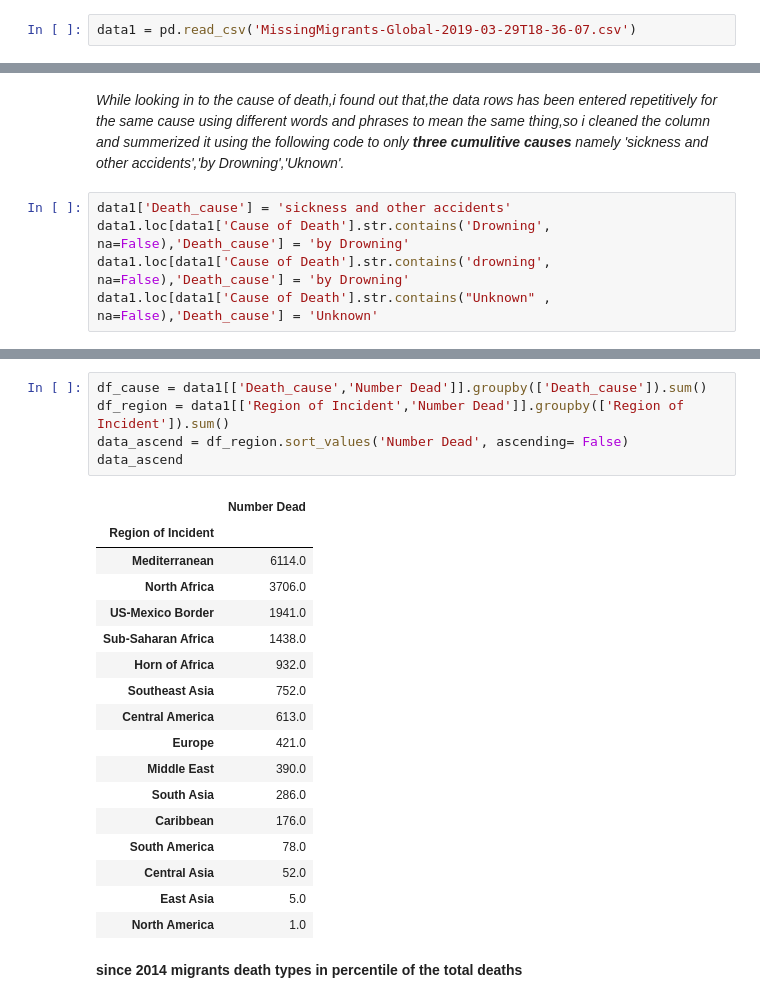
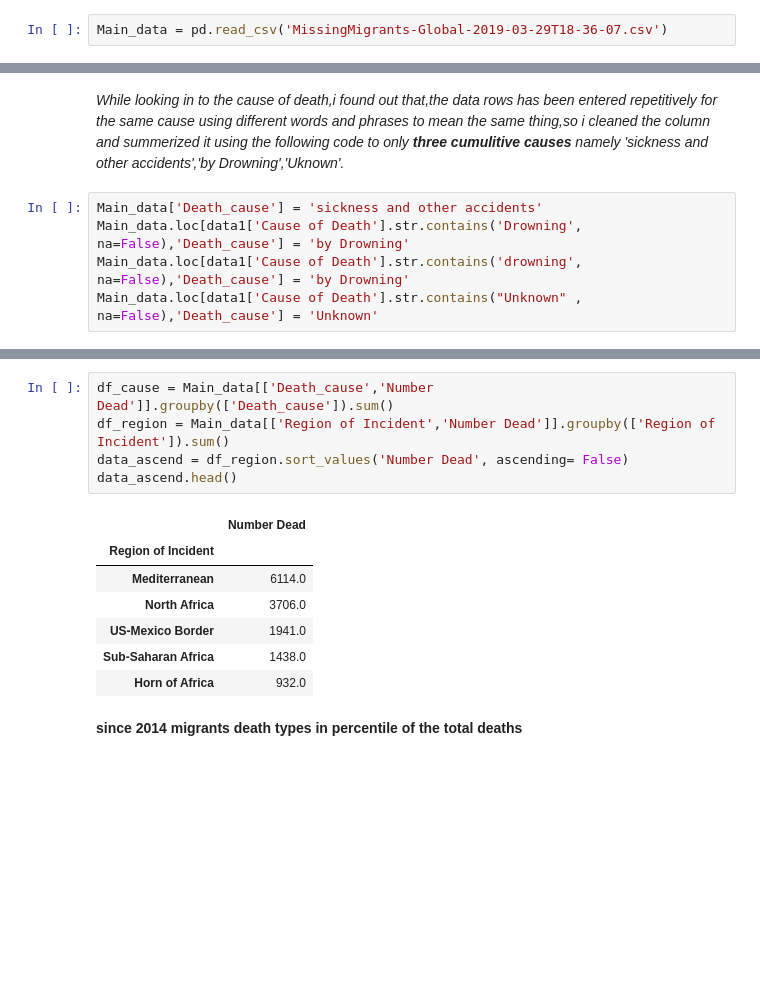
Before and after one commit to AmanuelKG/sharing_thinkful, a Jupyter notebook: capstone1.ipynb, the cells around one changed output, grey strips where cells are left out. Saved outputs shown, nothing was run; the diff lists cells and outputs as text; blank space fills up the shorter version.

```diff
--- a/capstone1.ipynb
+++ b/capstone1.ipynb
@@ -20,6 +24,6 @@ import pandas as pd
 import matplotlib.pyplot as plt
 %matplotlib inline
 # %%
-data1 = pd.read_csv('MissingMigrants-Global-2019-03-29T18-36-07.csv')
+Main_data = pd.read_csv('MissingMigrants-Global-2019-03-29T18-36-07.csv')
 # %% [markdown]
 **Lets check the overall content of our Dataset;**
@@ -97,8 +103,8 @@ plt.tight_layout();
 # %% [markdown]
 *While looking in to the cause of death,i found out that,the data rows has been entered repetitively for the same cause using different words and phrases to mean the same thing,so i cleaned the column and summerized it using the following code to only **three cumulitive causes** namely 'sickness and other accidents','by Drowning','Uknown'.*
 # %%
-data1['Death_cause'] = 'sickness and other accidents'
-data1.loc[data1['Cause of Death'].str.contains('Drowning', na=False),'Death_cause'] = 'by Drowning'
-data1.loc[data1['Cause of Death'].str.contains('drowning', na=False),'Death_cause'] = 'by Drowning'
-data1.loc[data1['Cause of Death'].str.contains("Unknown" , na=False),'Death_cause'] = 'Unknown'
+Main_data['Death_cause'] = 'sickness and other accidents'
+Main_data.loc[data1['Cause of Death'].str.contains('Drowning', na=False),'Death_cause'] = 'by Drowning'
+Main_data.loc[data1['Cause of Death'].str.contains('drowning', na=False),'Death_cause'] = 'by Drowning'
+Main_data.loc[data1['Cause of Death'].str.contains("Unknown" , na=False),'Death_cause'] = 'Unknown'
 # %% [markdown]
@@ -106,26 +112,16 @@ data1.loc[data1['Cause of Death'].str.contains("Unknown" , na=False),'Death_caus
 # %%
-df_cause = data1[['Death_cause','Number Dead']].groupby(['Death_cause']).sum()
-df_region = data1[['Region of Incident','Number Dead']].groupby(['Region of Incident']).sum()
+df_cause = Main_data[['Death_cause','Number Dead']].groupby(['Death_cause']).sum()
+df_region = Main_data[['Region of Incident','Number Dead']].groupby(['Region of Incident']).sum()
 data_ascend = df_region.sort_values('Number Dead', ascending= False)
-data_ascend
+data_ascend.head()
 # %% [output]
 |  | Number Dead |
 | Region of Incident |  |
 | Mediterranean | 6114.0 |
 | North Africa | 3706.0 |
 | US-Mexico Border | 1941.0 |
 | Sub-Saharan Africa | 1438.0 |
 | Horn of Africa | 932.0 |
-| Southeast Asia | 752.0 |
-| Central America | 613.0 |
-| Europe | 421.0 |
-| Middle East | 390.0 |
-| South Asia | 286.0 |
-| Caribbean | 176.0 |
-| South America | 78.0 |
-| Central Asia | 52.0 |
-| East Asia | 5.0 |
-| North America | 1.0 |
 # %% [markdown]
 **since 2014 migrants death types in percentile of the total deaths**
 # %%
```
Also changed, not shown: parts of 23 cells of this notebook.
